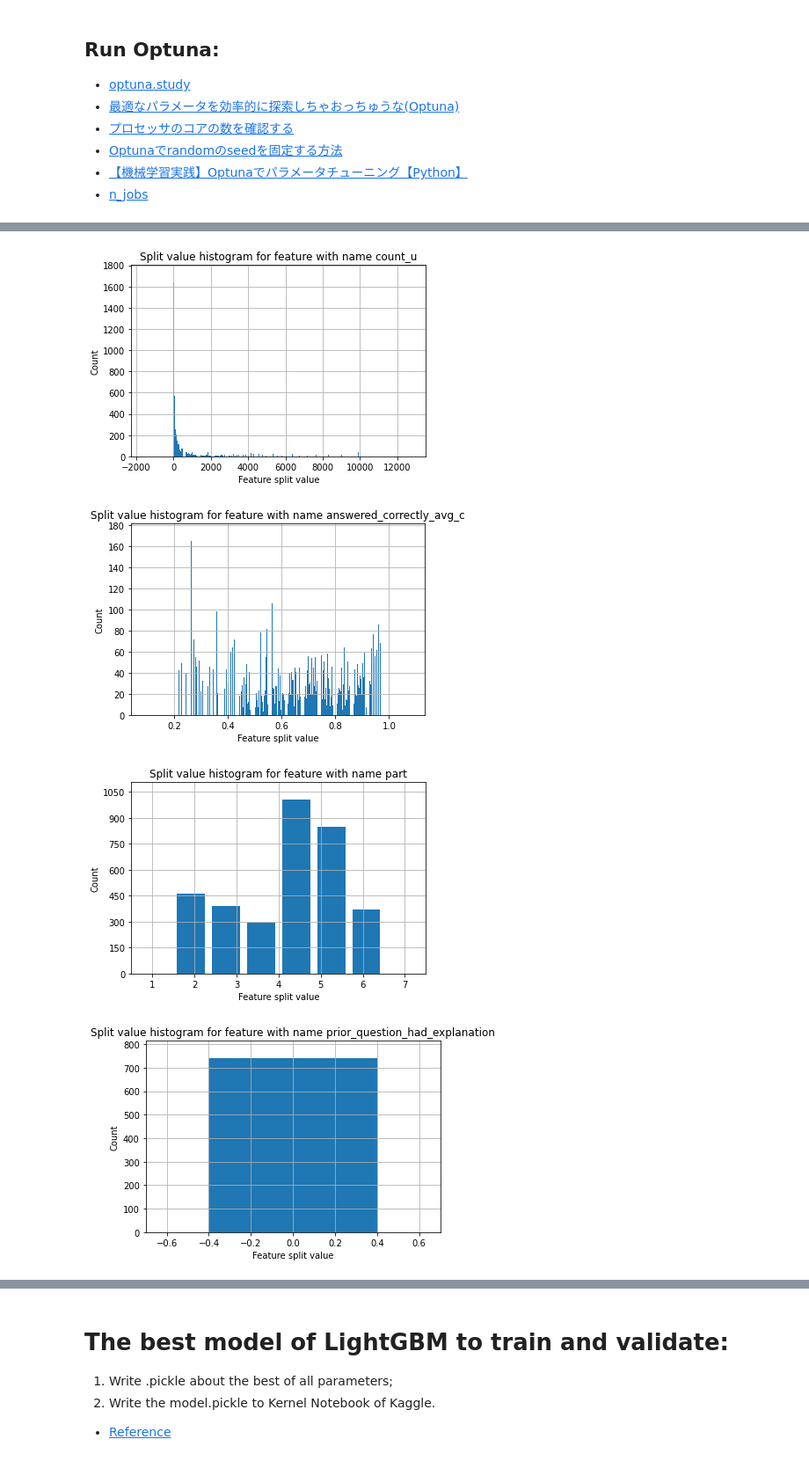
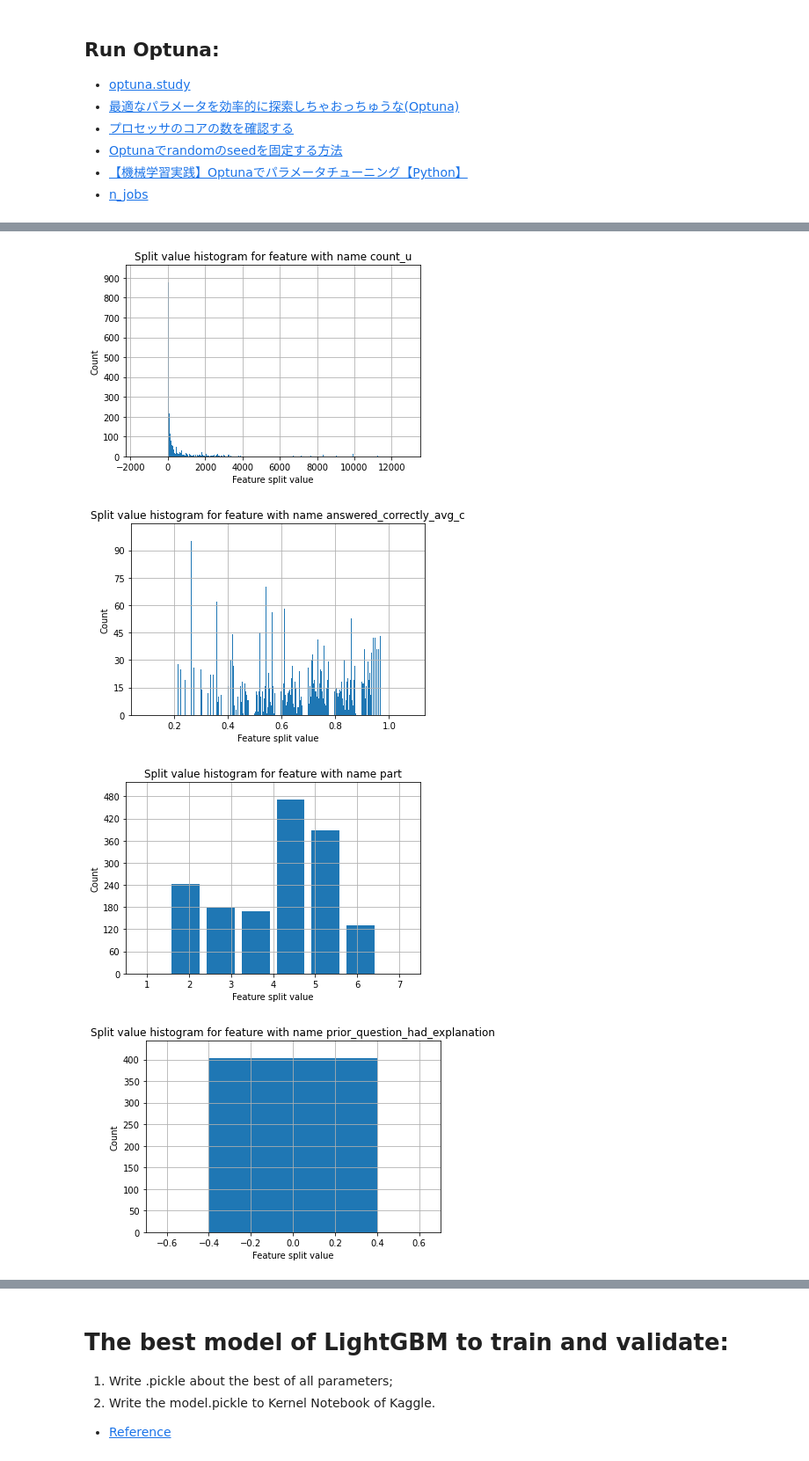
Before and after one commit to satorushibata0627/Publishment, a Jupyter notebook: Kaggle_Python3_LightGBM_on_GPU_with_Feature_Engineering_Optuna_and_Visualization.ipynb, the cells around one changed output, grey strips where cells are left out. Shown at 88% size. Saved outputs shown, nothing was run; the diff lists cells and outputs as text; code cells hidden in the pictures.

```diff
--- a/Kaggle_Python3_LightGBM_on_GPU_with_Feature_Engineering_Optuna_and_Visualization.ipynb
+++ b/Kaggle_Python3_LightGBM_on_GPU_with_Feature_Engineering_Optuna_and_Visualization.ipynb
@@ -207,6 +181,9 @@ sampler = TPESampler(seed=int(SEED))
 # LightGBM
 num_boost_round = int(300)
 verbose_eval = num_boost_round // int(10)
+early_stopping_rounds = int(10)
+# Optuna
+n_trials = int(3)
 # %% [markdown]
 # Boundary condition:
 # %%
@@ -425,5 +402,5 @@ def objective(trial):
 # %%
 # Optimize hyperparameters.
 study = optuna.create_study(direction = 'maximize', sampler = sampler)
-study.optimize(objective, n_trials = cpu_count(), n_jobs = cpu_count())
+study.optimize(objective, n_trials = n_trials, n_jobs = cpu_count())
 # %% [output]
@@ -454,4 +431,4 @@ ROC curve: 0.7621848946654868
-[figure, old version]
+[figure, new version]
-[figure, old version]
+[figure, new version]
-[figure, old version]
+[figure, new version]
-[figure, old version]
+[figure, new version]
```
Also changed, not shown: parts of 17 cells of this notebook.
